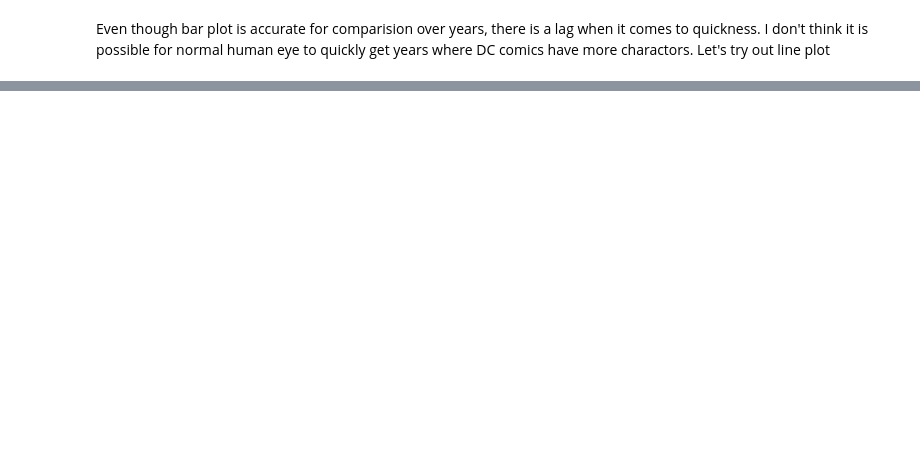
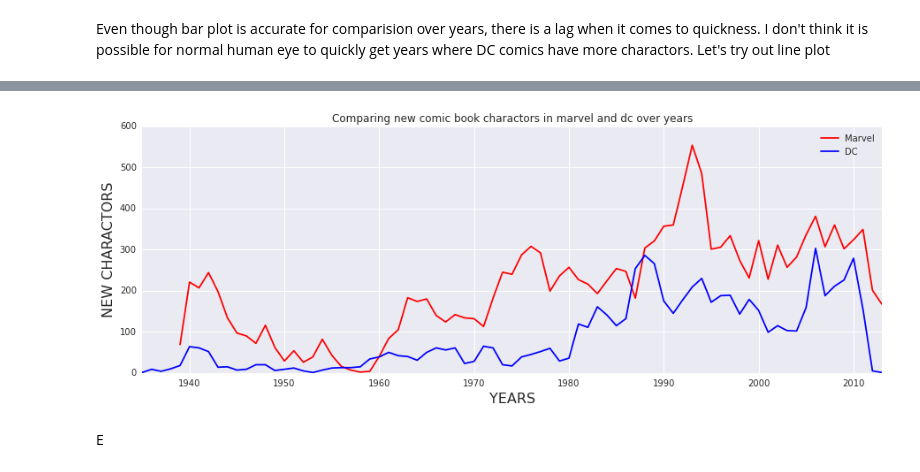
Before and after one commit to manjush3v/Comics, a Jupyter notebook: Comics.ipynb, the cells around one changed output, grey strips where cells are left out. Saved outputs shown, nothing was run; the diff lists cells and outputs as text; code cells hidden in the pictures; blank space fills up the shorter version.

```diff
--- a/Comics.ipynb
+++ b/Comics.ipynb
@@ -133,0 +178,15 @@ Now the above plot looks likes a good plot for compairision purpose. The above p
+# %%
+year1 = marvel_comics['Year'].value_counts().sort_index()
+series1 = pd.Series(year1)
+year2 = dc_comics['YEAR'].value_counts().sort_index()
+series2 = pd.Series(year2)
+fig = plt.figure() # Create matplotlib figure
+series1.plot(kind='line', color='red',figsize=(15,5),legend=True,label='Marvel',title='Comparing new comic book charactors in marvel and dc over years')
+series2.plot(kind='line', color='blue',legend=True,label='DC')
+plt.xlabel('YEARS',fontsize=16)
+plt.ylabel('NEW CHARACTORS',fontsize=16)
+plt.show()
+# %% [output]
+[figure, added]
+# %% [markdown]
+E
```
Also changed, not shown: parts of 8 cells of this notebook.
